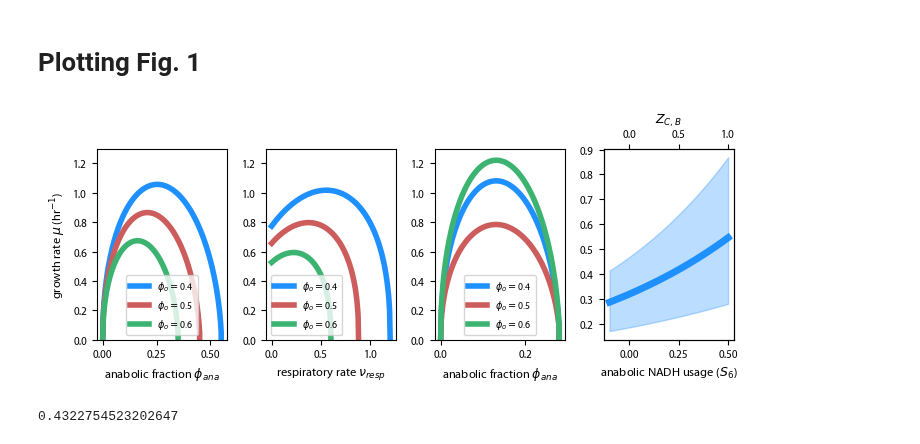
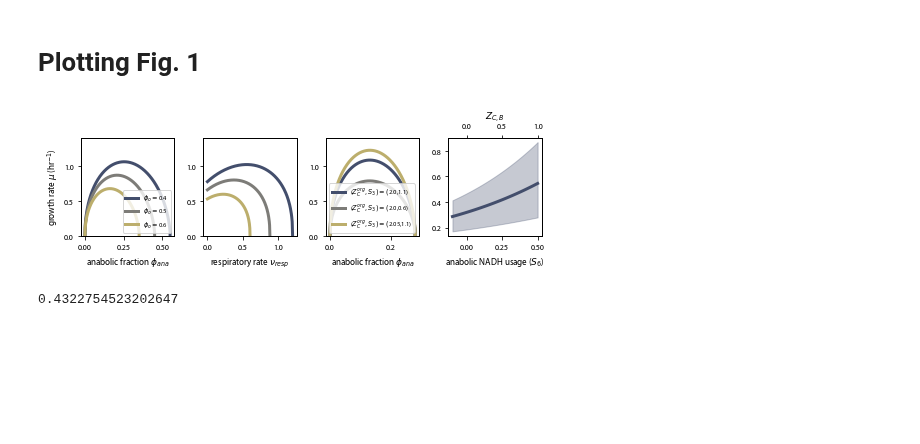
Before and after one commit to flamholz/redox-proteome, a Jupyter notebook: akshit_notebooks/006_fig1_plots.ipynb, the cells around one changed output. Saved outputs shown, nothing was run; the diff lists cells and outputs as text; code cells hidden in the pictures; blank space fills up the shorter version.

```diff
--- a/akshit_notebooks/006_fig1_plots.ipynb
+++ b/akshit_notebooks/006_fig1_plots.ipynb
@@ -15,6 +15,8 @@ from matplotlib.offsetbox import OffsetImage, AnnotationBbox
 from scipy.spatial import ConvexHull
 from scipy.stats import zscore
 from itertools import permutations, product
+
+plt.style.use('../notebooks/style.mpl')
 # %%
 import warnings
 warnings.filterwarnings('ignore')
@@ -422,7 +424,7 @@ df_1e = pd.DataFrame({'mus': all_mus, 'zcs': all_zcs})
 # Plotting Fig. 1
 # %%
 # Create the figure
-fig, axs = plt.subplots(ncols=4, nrows=1, figsize=(7.24, 3.0))
+fig, axs = plt.subplots(ncols=4, nrows=1, figsize=(7.24, 2.5))
 
 ##############################################
 ## Fig. 1B
@@ -431,18 +433,17 @@ plt.sca(axs[0])
 plt.ylabel('growth rate ' + r'$\mu$' + ' (hr$^{-1}$)')
 plt.xlabel('anabolic fraction ' + r'$\phi_{ana}$')
 
-cs = ['dodgerblue', 'indianred', 'mediumseagreen']
+cs = sns.color_palette('cividis', 3)
+#cs = ['dodgerblue', 'indianred', 'mediumseagreen']
 legend_elements = []
 
 phi_os=np.linspace(0.4, 0.6, 3)
 for indx in range(len(df_1b)):
     phianas = df_1b.iloc[indx]['phianas']
     mus = df_1b.iloc[indx]['mus']
-    plt.plot( phianas, mus, lw=4, c=cs[indx] )
+    plt.plot( phianas, mus, lw=3, c=cs[indx] )
     legend_elements.append(r'$\phi_o = $' + str(phi_os[indx]))
-plt.ylim(0.0, 1.3)
-plt.legend(legend_elements, loc='best')
-
+plt.legend(legend_elements, loc=4, fontsize=6.5)
 
 ##############################################
 ## Fig. 1C
@@ -451,16 +452,15 @@ plt.sca(axs[1])
 plt.ylabel( '')
 plt.xlabel( 'respiratory rate ' + r'$\nu_{resp}$' )
 
-cs = ['dodgerblue', 'indianred', 'mediumseagreen']
+#cs = ['dodgerblue', 'indianred', 'mediumseagreen']
 
 for indx in range(len(df_1c)):
     nuresps = df_1c.iloc[indx]['nuresps']
     mus = df_1c.iloc[indx]['mus']
-    plt.plot( nuresps, mus, lw=4, c=cs[indx] )
+    plt.plot( nuresps, mus, lw=3, c=cs[indx] )
     legend_elements.append(r'$\phi_o = $' + str(phi_os[indx]))
 
-plt.ylim(0.0, 1.3)
-plt.legend(legend_elements, loc='best')
+plt.legend(legend_elements, loc='best').set_visible(False)
 
 ##############################################
 ## Fig. 1D
@@ -469,12 +469,13 @@ plt.sca(axs[2])
 plt.ylabel( '')
 plt.xlabel( 'anabolic fraction ' + r'$\phi_{ana}$' )
 
-cs = ['dodgerblue', 'indianred', 'mediumseagreen']
+legend_elements = []
+#cs = ['dodgerblue', 'indianred', 'mediumseagreen']
 
 for indx, S3 in enumerate(np.linspace(1.1, 0.6, 2)):
     phianas = df_1d.iloc[indx]['phianas']
     mus = df_1d.iloc[indx]['mus']
-    plt.plot( phianas, mus, lw=4, c=cs[indx] )
+    plt.plot( phianas, mus, lw=3, c=cs[indx] )
     legend_elements.append(r'($Z_C^{org}, S_3) = ($' + str(ZC_org) + ',' + str(S3) + ')')
 
 S3 = 1.1
@@ -482,50 +483,56 @@ ZC_org = 2.05
 indx += 1
 phianas = df_1d.iloc[indx]['phianas']
 mus = df_1d.iloc[indx]['mus']
-plt.plot( phianas, mus, lw=4, c=cs[indx] )
+plt.plot( phianas, mus, lw=3, c=cs[indx] )
 legend_elements.append(r'($Z_C^{org}, S_3) = ($' + str(ZC_org) + ',' + str(S3) + ')')
 
 # resetting carbon source ZC.
 ZC_org = 2.0
-
-plt.ylim(0.0, 1.3)
-plt.legend(legend_elements, loc='best')
+plt.legend(legend_elements, loc='best', fontsize=6.5)
 
 ##############################################
 ## Fig. 1E
 ##############################################
 plt.sca(axs[3])
 plt.ylabel('')
 plt.xlabel('anabolic NADH usage (' + r'$S_6$' + ')')
 
-cs = ['dodgerblue', 'indianred', 'mediumseagreen']
+#cs = ['dodgerblue', 'indianred', 'mediumseagreen']
 all_mus = df_1e['mus']
 all_zcs = df_1e['zcs']
 
 for indx in range(3):
     zcs = all_zcs[indx]
     mus = all_mus[indx]
     if indx == 1 or indx == 2:
         plt.plot(zcs, mus, lw=0, c=cs[indx])
     else:
-        plt.plot(zcs, mus, lw=5, c=cs[indx])
+        plt.plot(zcs, mus, lw=3, c=cs[indx])
 
 # Filling the gap between the second and third curves
 if len(all_mus) >= 3:
-    plt.fill_between(all_zcs[1], all_mus[1], all_mus[2], alpha=0.3, color='dodgerblue')
+    plt.fill_between(all_zcs[1], all_mus[1], all_mus[2], alpha=0.3, color=cs[0])
 
 # Add parallel x-axis
 # ticks, labels = axs[3].get_xticks()
 ax2 = plt.twiny()
 ax2.plot(np.array(zcs) * 2, mus, lw=0, c=cs[indx])
 plt.xlabel(r'$Z_{C,B}$')
 
+# Ticks for panels B-D
+gr_yticks = np.arange(0, 1.1, 0.5)
+titles = 'varying anabolism,varying respiration,varying chemistry'.split(',')
+for ax in zip(axs[:-1], titles):
+    plt.sca(ax)
+    plt.yticks(gr_yticks)
+    plt.ylim(0.0, 1.4)
+    plt.title(title)
 
 plt.tight_layout()
-plt.savefig('Fig1.png', facecolor='w', dpi=300)
+plt.savefig('../output/Fig1.png', facecolor='w', dpi=300)
 plt.show()
 # %% [output]
-[figure, old version]
+[figure, new version]
 # %%
 (all_mus[0][-1] - all_mus[0][0])/(all_zcs[0][-1] - all_zcs[0][0])
 # %% [output]
```
